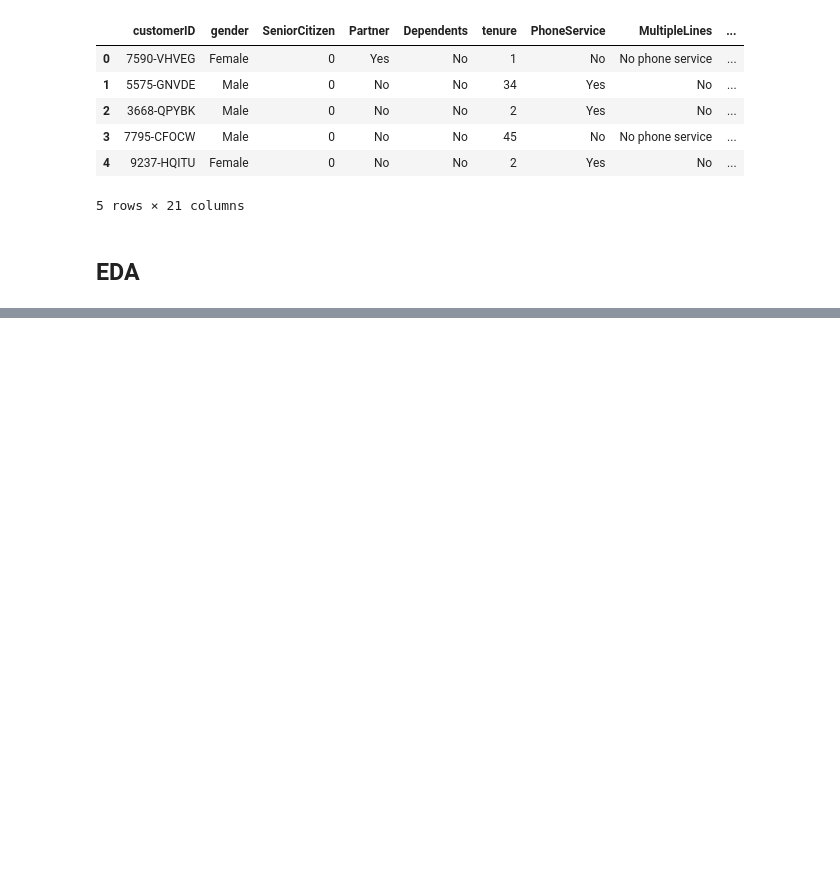
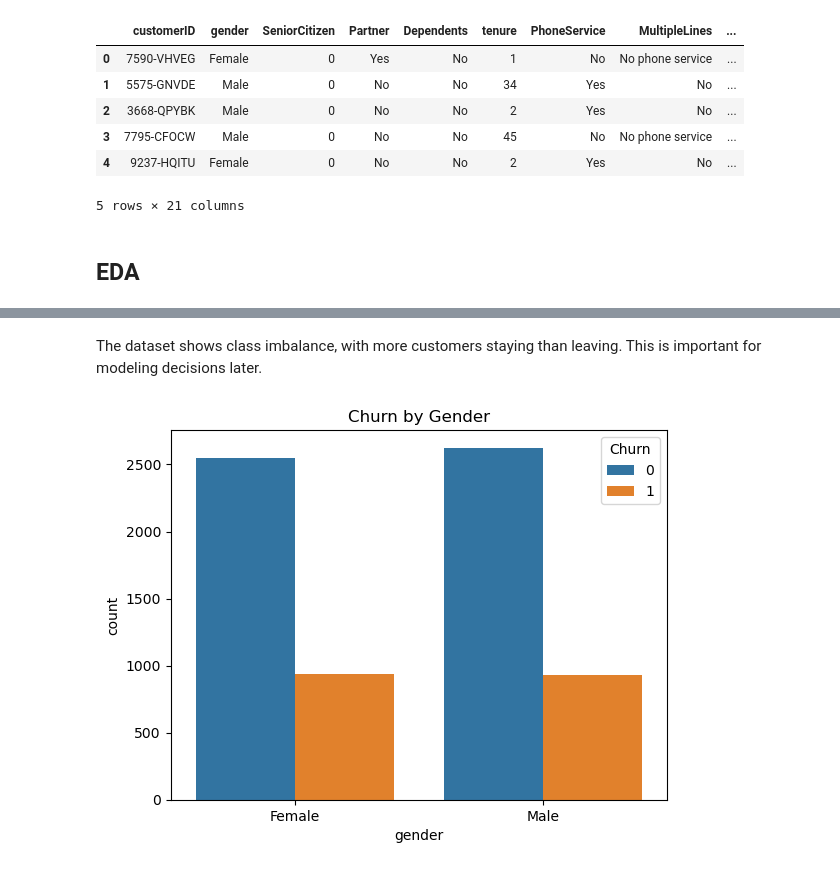
Before and after one commit to Sherrell-B/data-science, a Jupyter notebook: DSC 680 Project 1.ipynb, the cells around one changed output, grey strips where cells are left out. Saved outputs shown, nothing was run; the diff lists cells and outputs as text; code cells hidden in the pictures; blank space fills up the shorter version.

```diff
--- a/DSC 680 Project 1.ipynb
+++ b/DSC 680 Project 1.ipynb
@@ -22,0 +135,9 @@ telecom_data.head()
+# %% [markdown]
+The dataset shows class imbalance, with more customers staying than leaving. This is important for modeling decisions later.
+# %%
+# Churn by Gender
+sns.countplot(data=telecom_data, x='gender', hue='Churn')
+plt.title("Churn by Gender")
+plt.show()
+# %% [output]
+[figure, added]
```
Also changed, not shown: parts of 31 cells of this notebook, 7 other files.
